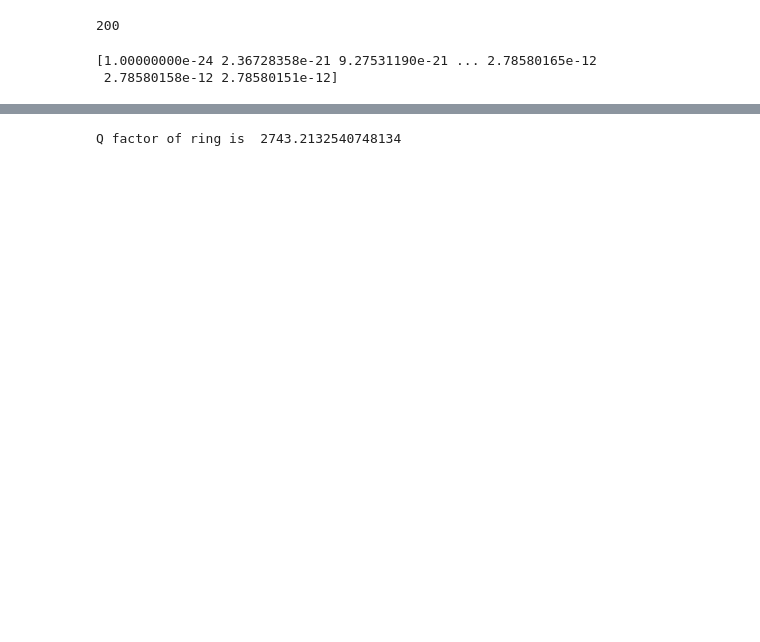
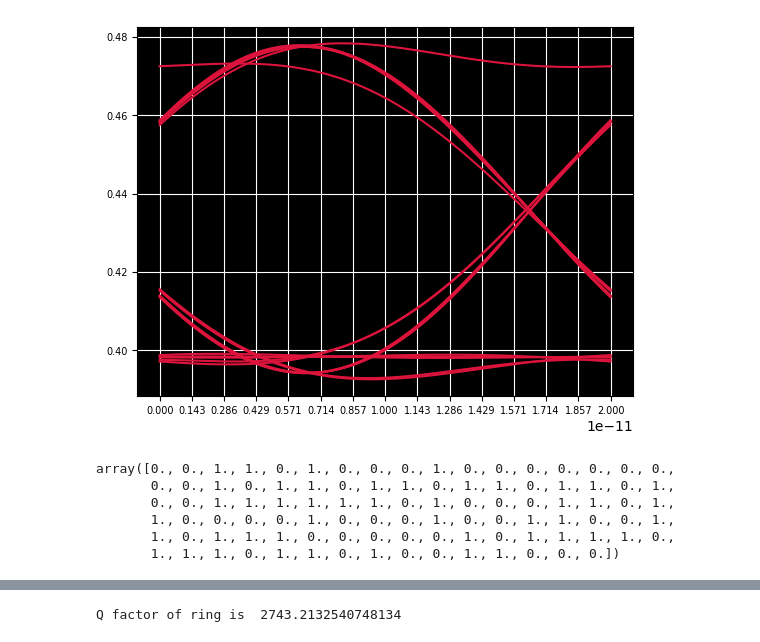
Before and after one commit to blackline0911/couple-mode-theory-in-time, a Jupyter notebook: coupled_equation_20250106.ipynb, the cells around one changed output, grey strips where cells are left out. Drawn from its saved outputs; the diff is of its cells as text; code cells hidden in the pictures; blank space fills up the shorter version.

```diff
--- a/coupled_equation_20250106.ipynb
+++ b/coupled_equation_20250106.ipynb
@@ -319,12 +336,50 @@ plt.show()
-# %%
-t_max
-# %% [output]
-200
-# %%
-print(abs(a_bar_vals*b0)**2)
-# %% [output]
-[1.00000000e-24 2.36728358e-21 9.27531190e-21 ... 2.78580165e-12
- 2.78580158e-12 2.78580151e-12]
+# %%
+if eye_diagram:
+    cum_t_index = np.zeros(N)
+    seg = t_all_segment[0]
+    margin = 0.2
+    blank = int(margin*len(seg))
+    sig = abs(s_minus_bar[int((1-margin)*len(seg)):-1])**2
+    for q in range(N):
+        if q==0:
+            cum_t_index[q] = int(len(t_all_segment[q]))
+        else:
+            cum_t_index[q] = int(len(t_all_segment[q]) + cum_t_index[q-1])
+        T_normalized  = T/t0
+    plt.figure()
+
+    for k in range(N-1):
+        if k==0:
+            sig_segment = sig[int((1-margin)*len(seg)):int(cum_t_index[k])]
+            plt.plot( t0*(np.array(t_all_segment[0][int((1-margin)*len(seg)):int(cum_t_index[k])])),sig_segment, color='crimson')
+        else:
+            sig_segment = sig[int(cum_t_index[k-1]):int(cum_t_index[k])]
+            last = t_all_segment[k-1][-1]
+            plt.plot( t0*(np.array(t_all_segment[k][:])-last),sig_segment, color='crimson')
+
+
+    plt.grid(color='w')
+
+    ax = plt.gca()
+    ax.set_facecolor('k')
+    ax.set_xticks(np.linspace(t_min,t_min+T,15))
+    # ax.set_yticks(np.linspace(v_bias+vpp/2,v_bias-vpp/2,15))
+    ax.tick_params(axis='both', which='major', labelsize=7)
+    # ax.set_xticklabels([])
+    # ax.set_yticklabels([])
+    # plt.colorbar()
+    fig = plt.gcf()
+# %% [output]
+[figure, added]
+# %%
+prbs
+# %% [output]
+array([0., 0., 1., 1., 0., 1., 0., 0., 0., 1., 0., 0., 0., 0., 0., 0., 0.,
+       0., 0., 1., 0., 1., 1., 0., 1., 1., 0., 1., 1., 0., 1., 1., 0., 1.,
+       0., 0., 1., 1., 1., 1., 1., 1., 0., 1., 0., 0., 0., 1., 1., 0., 1.,
+       1., 0., 0., 0., 0., 1., 0., 0., 0., 1., 0., 0., 1., 1., 0., 0., 1.,
+       1., 0., 1., 1., 1., 0., 0., 0., 0., 0., 1., 0., 1., 1., 1., 1., 0.,
+       1., 1., 1., 0., 1., 1., 0., 1., 0., 0., 1., 1., 0., 0., 0.])
 # %%
 phase_s_max = max(180/np.pi*np.angle(s_minus_bar[-int(len(s_minus_bar)/10*2):-1]*S0*np.exp(-1j*w*t_total[-int(len(s_minus_bar)/10*2):-1]*t0)))
 phase_s_min = min(180/np.pi*np.angle(s_minus_bar[-int(len(s_minus_bar)/10*2):-1]*S0*np.exp(-1j*w*t_total[-int(len(s_minus_bar)/10*2):-1]*t0)))
```
Also changed, not shown: parts of 10 cells of this notebook, 4 other files.
